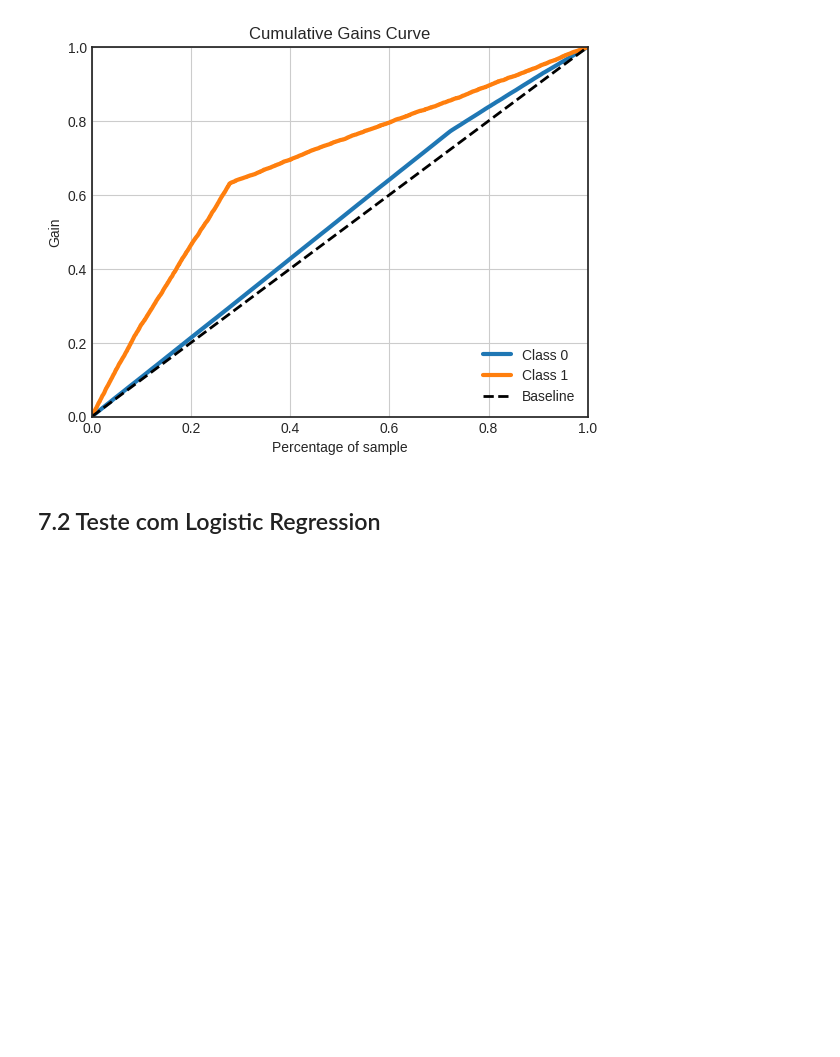
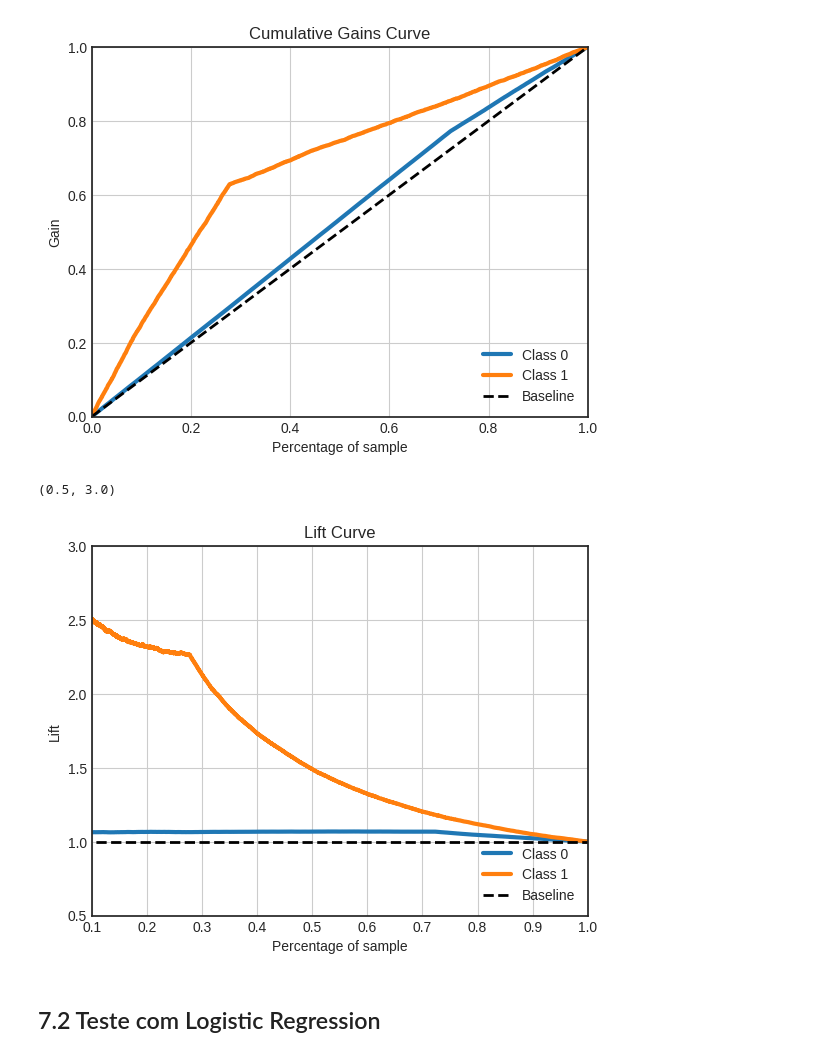
Before and after one commit to ezequielpf/health_insurance_cross_sell, a Jupyter notebook: notebooks/1.0.epf_health_insurance_cross_sell.ipynb, the cells around one changed output. Cells and saved outputs as stored; diff of their text form; code cells hidden in the pictures; blank space fills up the shorter version.

Commit message:
Metrics at K

```diff
--- a/notebooks/1.0.epf_health_insurance_cross_sell.ipynb
+++ b/notebooks/1.0.epf_health_insurance_cross_sell.ipynb
@@ -482,6 +460,14 @@ skplt.metrics.plot_cumulative_gain(y_true=y_val, y_probas=yhat_knn)
 # %% [output]
 <Axes: title={'center': 'Cumulative Gains Curve'}, xlabel='Percentage of sample', ylabel='Gain'>
 [figure]
+# %%
+fig, ax = plt.subplots()
+skplt.metrics.plot_lift_curve(y_true=y_val, y_probas=yhat_knn, ax=ax)
+ax.set_xlim(0.1, 1)
+ax.set_ylim(0.5, 3)
+# %% [output]
+(0.5, 3.0)
+[figure, added]
 # %% [markdown]
 ## 7.2 Teste com Logistic Regression
 # %%
```
Also changed, not shown: parts of 6 cells of this notebook.
